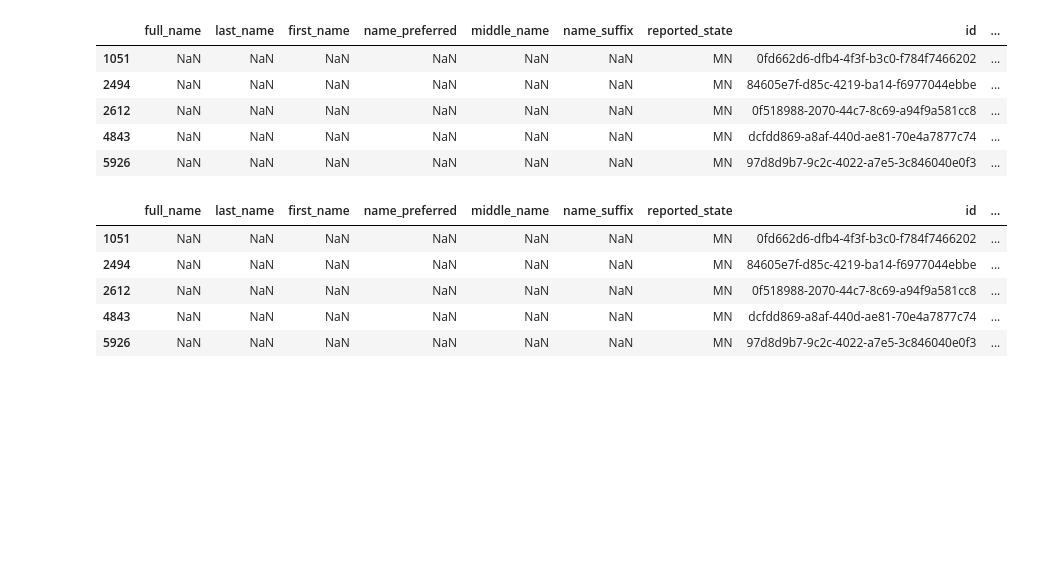
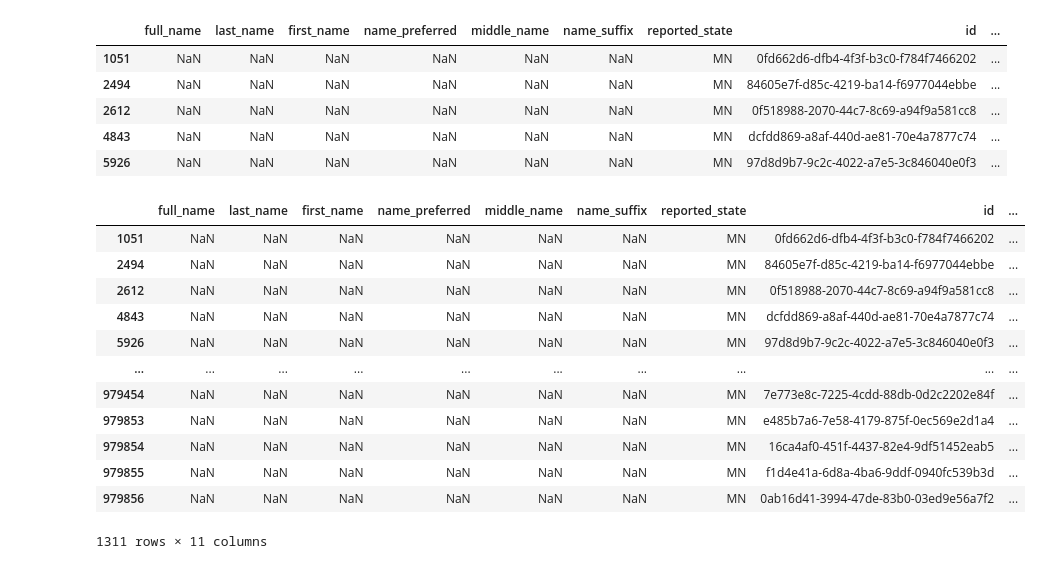
Before and after one commit to satadisha/ner_congressional_records, a Jupyter notebook: mn_cleaning.ipynb, the cells around one changed output. Cells and saved outputs as stored; diff of their text form; code cells hidden in the pictures; blank space fills up the shorter version.

Commit message:
mn first steps

```diff
--- a/mn_cleaning.ipynb
+++ b/mn_cleaning.ipynb
@@ -65,0 +89,3 @@ transactor type specific: [nan 'Individual' 'Candidate' 'Party' 'Committee' 'Lob
+# %%
+mn_df = mn_df[mn_df['transactor_type'] != 'Self employed Retired']
+mn_df.groupby(by='transactor_type', dropna=False).size()
@@ -130,12 +174,19 @@ mn_df[mn_df[['full_name', 'last_name', 'first_name', 'name_preferred', 'middle_n
 | 4843 | NaN | NaN | NaN | NaN | NaN | NaN | MN | dcfdd869-a8af-440d-ae81-70e4a7877c74 | ... |
 | 5926 | NaN | NaN | NaN | NaN | NaN | NaN | MN | 97d8d9b7-9c2c-4022-a7e5-3c846040e0f3 | ... |
 # %%
-""""NaN == transactor_type == transactor_type_specific == full_name == last_name == first_name == name_preferred == middle_name == name_suffix == name"""
-mn_df[mn_df[['full_name', 'last_name', 'first_name', 'name_preferred', 'middle_name', 'name_suffix', 'name','transactor_type', 'transactor_type_specific']].isna().all(axis=1)].head()
+""""NaN == full_name == last_name == first_name == name_preferred == middle_name == name_suffix == name"""
+mn_df[mn_df[['full_name', 'last_name', 'first_name', 'name_preferred', 'middle_name', 'name_suffix', 'name']].isna().all(axis=1)]
 # %% [output]
 |  | full_name | last_name | first_name | name_preferred | middle_name | name_suffix | reported_state | id | ... |
 | 1051 | NaN | NaN | NaN | NaN | NaN | NaN | MN | 0fd662d6-dfb4-4f3f-b3c0-f784f7466202 | ... |
 | 2494 | NaN | NaN | NaN | NaN | NaN | NaN | MN | 84605e7f-d85c-4219-ba14-f6977044ebbe | ... |
 | 2612 | NaN | NaN | NaN | NaN | NaN | NaN | MN | 0f518988-2070-44c7-8c69-a94f9a581cc8 | ... |
 | 4843 | NaN | NaN | NaN | NaN | NaN | NaN | MN | dcfdd869-a8af-440d-ae81-70e4a7877c74 | ... |
 | 5926 | NaN | NaN | NaN | NaN | NaN | NaN | MN | 97d8d9b7-9c2c-4022-a7e5-3c846040e0f3 | ... |
+| ... | ... | ... | ... | ... | ... | ... | ... | ... | ... |
+| 979454 | NaN | NaN | NaN | NaN | NaN | NaN | MN | 7e773e8c-7225-4cdd-88db-0d2c2202e84f | ... |
+| 979853 | NaN | NaN | NaN | NaN | NaN | NaN | MN | e485b7a6-7e58-4179-875f-0ec569e2d1a4 | ... |
+| 979854 | NaN | NaN | NaN | NaN | NaN | NaN | MN | 16ca4af0-451f-4437-82e4-9df51452eab5 | ... |
+| 979855 | NaN | NaN | NaN | NaN | NaN | NaN | MN | f1d4e41a-6d8a-4ba6-9ddf-0940fc539b3d | ... |
+| 979856 | NaN | NaN | NaN | NaN | NaN | NaN | MN | 0ab16d41-3994-47de-83b0-03ed9e56a7f2 | ... |
+1311 rows × 11 columns
```
Also changed, not shown: parts of 38 cells of this notebook.
